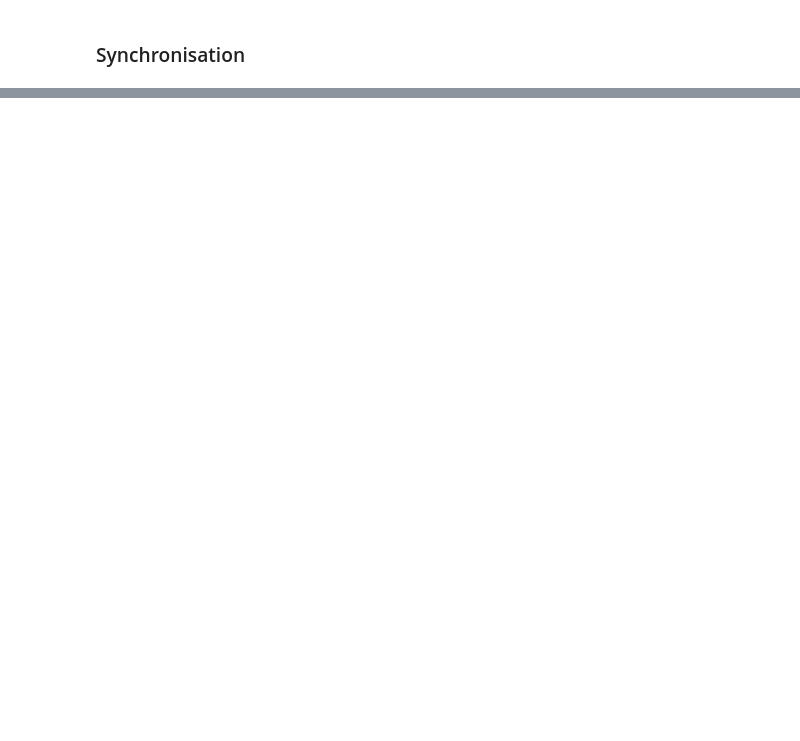
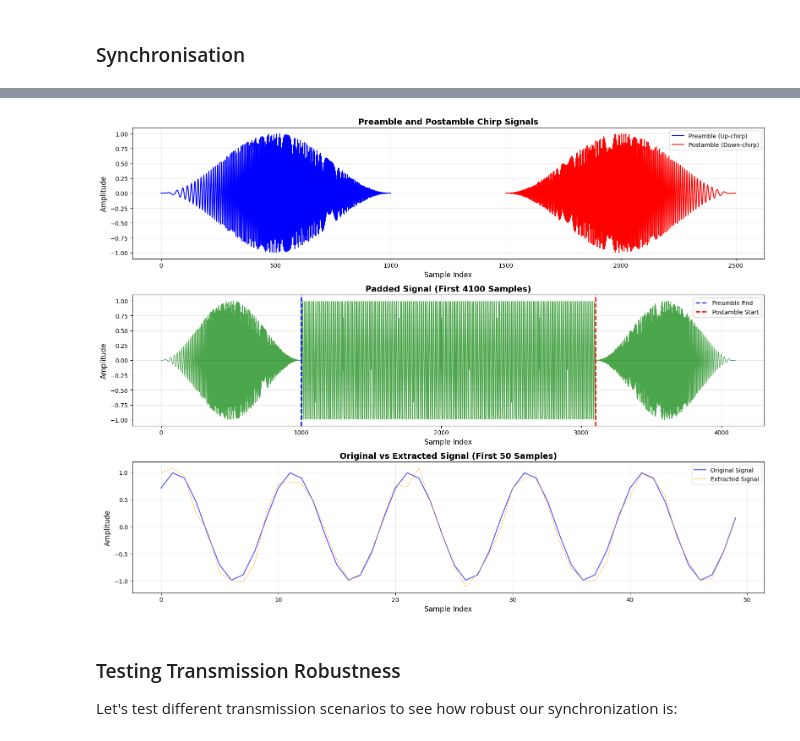
Before and after one commit to Habanes/BFH_Communication_Competition, a Jupyter notebook: TransmissionCompetition.ipynb, the cells around one changed output, grey strips where cells are left out. Saved outputs shown, nothing was run; the diff lists cells and outputs as text; code cells hidden in the pictures; blank space fills up the shorter version.

```diff
--- a/TransmissionCompetition.ipynb
+++ b/TransmissionCompetition.ipynb
@@ -233,0 +295,47 @@ The receiver then can extract the actual signal by removing the known pattern.
+# %%
+# Visualize the padding and synchronization
+fig, axes = plt.subplots(3, 1, figsize=(16, 12))
+
+# Plot 1: Preamble and Postamble chirps
+axes[0].plot(synchroniser.preamble, linewidth=1.5, color='blue', label='Preamble (Up-chirp)')
+axes[0].plot(np.arange(len(synchroniser.postamble)) + len(synchroniser.preamble) + 500,
+             synchroniser.postamble, linewidth=1.5, color='red', label='Postamble (Down-chirp)')
+axes[0].set_title('Preamble and Postamble Chirp Signals', fontsize=14, fontweight='bold')
+axes[0].set_xlabel('Sample Index', fontsize=12)
+axes[0].set_ylabel('Amplitude', fontsize=12)
+axes[0].grid(True, alpha=0.3)
+axes[0].legend()
+
+# Plot 2: Padded signal overview (showing first 5000 samples)
+N_overview = min(5000, len(padded_signal))
+axes[1].plot(padded_signal[:N_overview], linewidth=1.0, color='green', alpha=0.7)
+axes[1].axvline(x=synchroniser.preamble_length, color='blue', linestyle='--',
+                linewidth=2, label='Preamble End')
+if len(padded_signal) - synchroniser.postamble_length < N_overview:
+    axes[1].axvline(x=len(padded_signal) - synchroniser.postamble_length,
+                    color='red', linestyle='--', linewidth=2, label='Postamble Start')
+axes[1].set_title(f'Padded Signal (First {N_overview} Samples)', fontsize=14, fontweight='bold')
+axes[1].set_xlabel('Sample Index', fontsize=12)
+axes[1].set_ylabel('Amplitude', fontsize=12)
+axes[1].grid(True, alpha=0.3)
+axes[1].legend()
+
+# Plot 3: Original vs Extracted signal comparison (first 2000 samples)
+N_compare = min(50, len(test_signal), len(extracted_signal))
+axes[2].plot(test_signal[:N_compare], linewidth=1.5, color='blue', alpha=0.7, label='Original Signal')
+axes[2].plot(extracted_signal[:N_compare], linewidth=1.0, color='orange',
+             linestyle='--', alpha=0.8, label='Extracted Signal')
+axes[2].set_title(f'Original vs Extracted Signal (First {N_compare} Samples)', fontsize=14, fontweight='bold')
+axes[2].set_xlabel('Sample Index', fontsize=12)
+axes[2].set_ylabel('Amplitude', fontsize=12)
+axes[2].grid(True, alpha=0.3)
+axes[2].legend()
+
+plt.tight_layout()
+plt.show()
+# %% [output]
+[figure, added]
+# %% [markdown]
+### Testing Transmission Robustness
+
+Let's test different transmission scenarios to see how robust our synchronization is:
```
Also changed, not shown: parts of 9 cells of this notebook, 3 other files.
